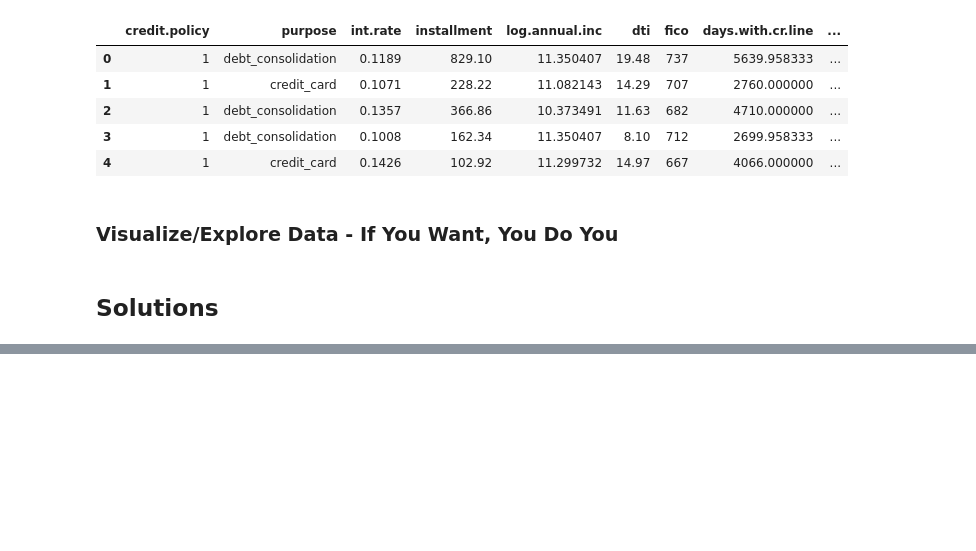
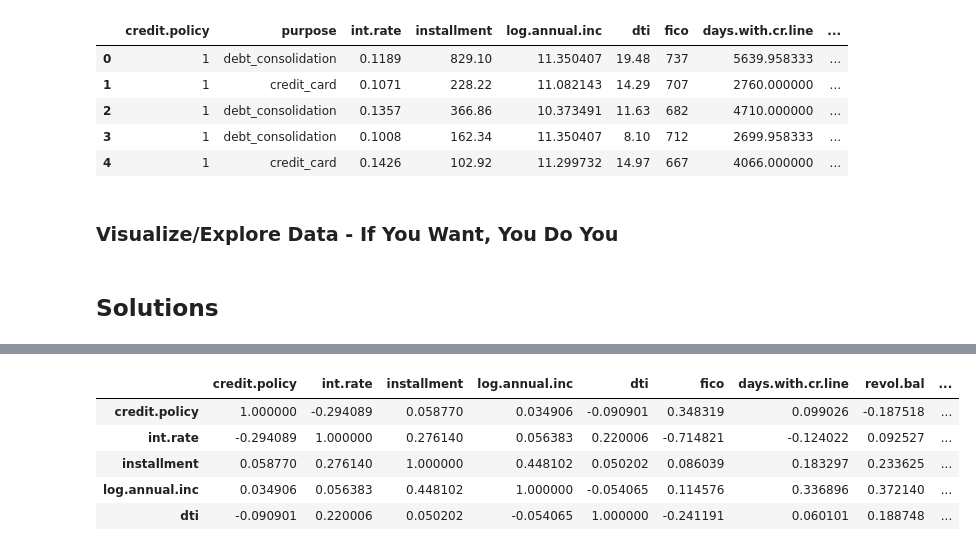
Before and after one commit to Asdukey/DATA_3450_Quiz_2, a Jupyter notebook: quiz_2_1221_start.ipynb, the cells around one changed output, grey strips where cells are left out. Cells and saved outputs as stored; diff of their text form; code cells hidden in the pictures; blank space fills up the shorter version.

```diff
--- a/quiz_2_1221_start.ipynb
+++ b/quiz_2_1221_start.ipynb
@@ -100,0 +218,12 @@ df.head()
+# %%
+df2 = df.apply(pd.to_numeric, errors='coerce')
+df2 = df2.drop(columns=["purpose"])
+df2 = df2.corr()
+df2.head()
+# %% [output]
+|  | credit.policy | int.rate | installment | log.annual.inc | dti | fico | days.with.cr.line | revol.bal | ... |
+| credit.policy | 1.000000 | -0.294089 | 0.058770 | 0.034906 | -0.090901 | 0.348319 | 0.099026 | -0.187518 | ... |
+| int.rate | -0.294089 | 1.000000 | 0.276140 | 0.056383 | 0.220006 | -0.714821 | -0.124022 | 0.092527 | ... |
+| installment | 0.058770 | 0.276140 | 1.000000 | 0.448102 | 0.050202 | 0.086039 | 0.183297 | 0.233625 | ... |
+| log.annual.inc | 0.034906 | 0.056383 | 0.448102 | 1.000000 | -0.054065 | 0.114576 | 0.336896 | 0.372140 | ... |
+| dti | -0.090901 | 0.220006 | 0.050202 | -0.054065 | 1.000000 | -0.241191 | 0.060101 | 0.188748 | ... |
```
Also changed, not shown: parts of 16 cells of this notebook.
